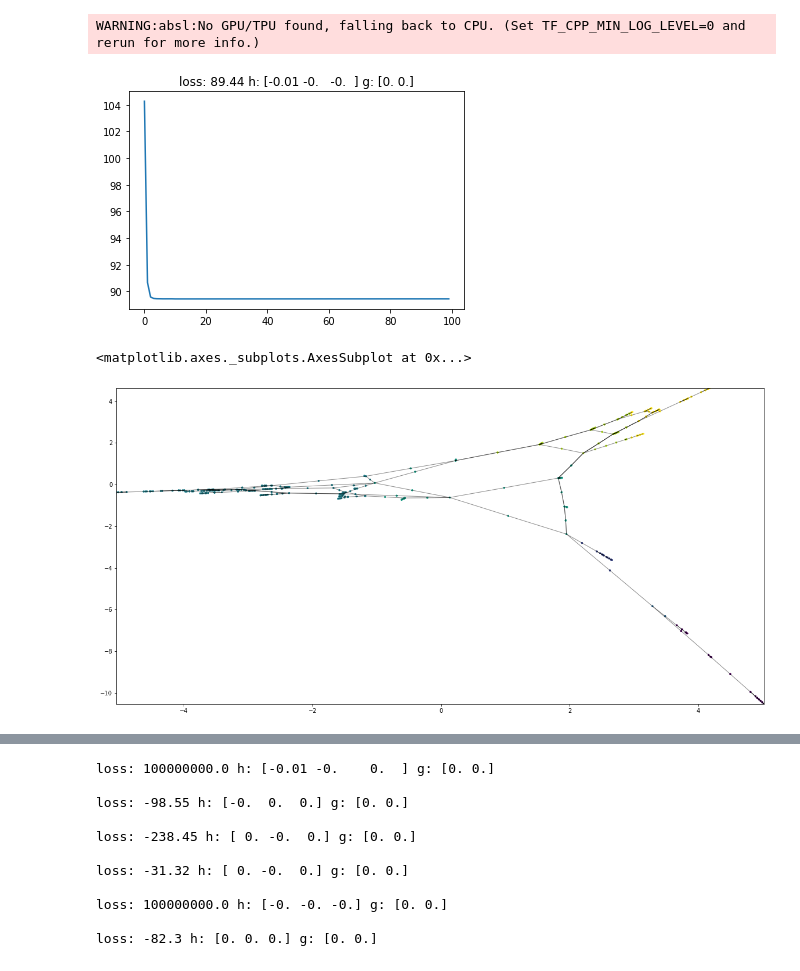
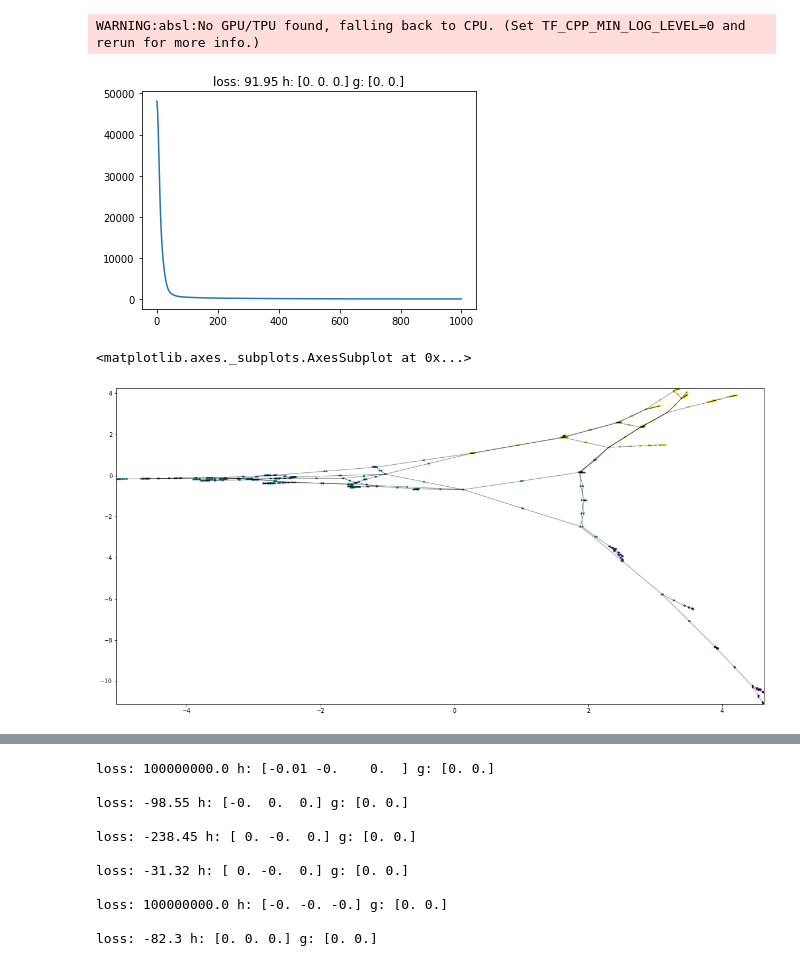
Before and after one commit to choltz95/Eigenvalue-problem-plus-linear-constraints, a Jupyter notebook: rayleigh.ipynb, the cells around one changed output, grey strips where cells are left out. Saved outputs shown, nothing was run; the diff lists cells and outputs as text; code cells hidden in the pictures.

```diff
--- a/rayleigh.ipynb
+++ b/rayleigh.ipynb
@@ -256,6 +256,8 @@ def cluster(rng, opt_params, X_k, A, fixed_indices, maxiters=1000,
                                              b1=0.9, b2=0.999, eps=1e-08)
         opt_init, opt_update, get_params = opt_params
         opt_state = opt_init(X_k_n)
+        A_x = A
+        A_y = A
         result = pgd_autograd((opt_state, opt_update, get_params), A_x, A_y, b_x, b_y, C, maxiters)
     elif method == "pnd":
         opt_init, opt_update, get_params = psgd(partial(lambda x, y: project(y,x),C))
@@ -289,7 +291,7 @@ def cluster(rng, opt_params, X_k, A, fixed_indices, maxiters=1000,
 
     return result
 
-method = "pnd" # pnd or pgd
+method = "pgd" # pnd or pgd
 seed = 0
 rng = random.PRNGKey(seed)
 
@@ -311,34 +313,34 @@ key, subkey = jax.random.split(rng)
 # initialization
 #X_k = random.normal(subkey, (n,2))
 #X_k = X_k/np.linalg.norm(X_k)*100
 
 w,v = np.linalg.eig(L)
 idx = w.argsort()[::-1]
 w = w[idx]
 v = v[:,idx]
 X_k = v[:,-2:]
 
 fixed_indices = np.array([],dtype=int)
 result = cluster(rng, (opt_init, opt_update, get_params),
                  X_k, L, fixed_indices,c1=c1, c2=c2, c3=c3, centercons=v.sum()*jnp.array([0,0]),
                  v=None, D=None, eps=1e-8, method=method)
 results = [result]
 X_k_n=result['x']
 loss = result['lossh']
 param_hist = result['sln_path']
 
 # take minimum-cost solution along path
 mincostidx = np.argmin(loss)
 X_k = param_hist[mincostidx]
 
 
 gc = result['g']
 hc = result['h']
 plt.plot(loss)
 plt.title('loss: {} h: {} g: {}'.format(str(np.round(loss[-1],2)), np.round(hc,2), np.round(gc,2)))
 plt.show()
 # %% [output]
-[figure, old version]
+[figure, new version]
 # %%
 size = np.array([4, 4])
 voxel_id, voxel2bound = voxel_cluster(X_k_n, size)
@@ -346,7 +348,7 @@ voxel_id, voxel2bound = voxel_cluster(X_k_n, size)
 utils.plot_graph(X_k_n, graph, c=voxel_id)
 # %% [output]
 <matplotlib.axes._subplots.AxesSubplot at 0x...>
-[figure, old version]
+[figure, new version]
 # %%
 """
 Generate animation frames
```
Also changed, not shown: parts of 1 cell of this notebook, 1 other file.
